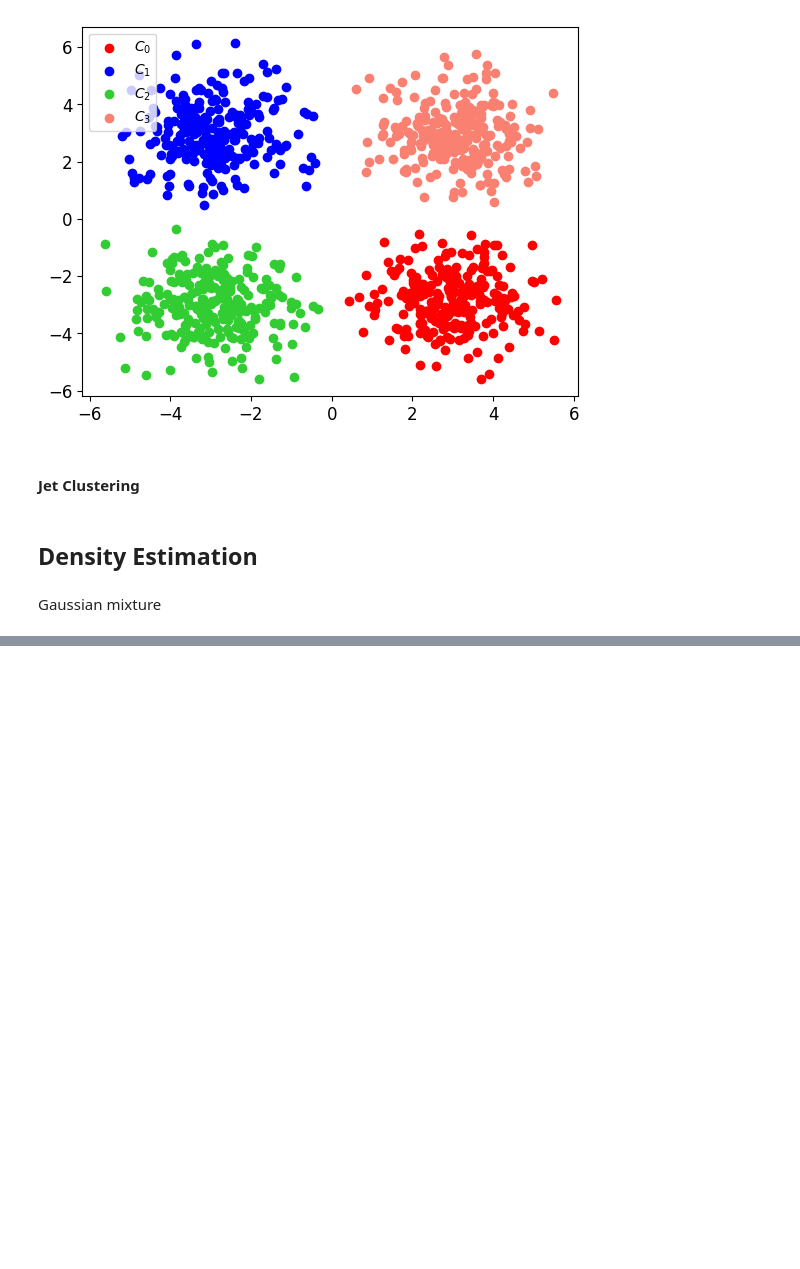
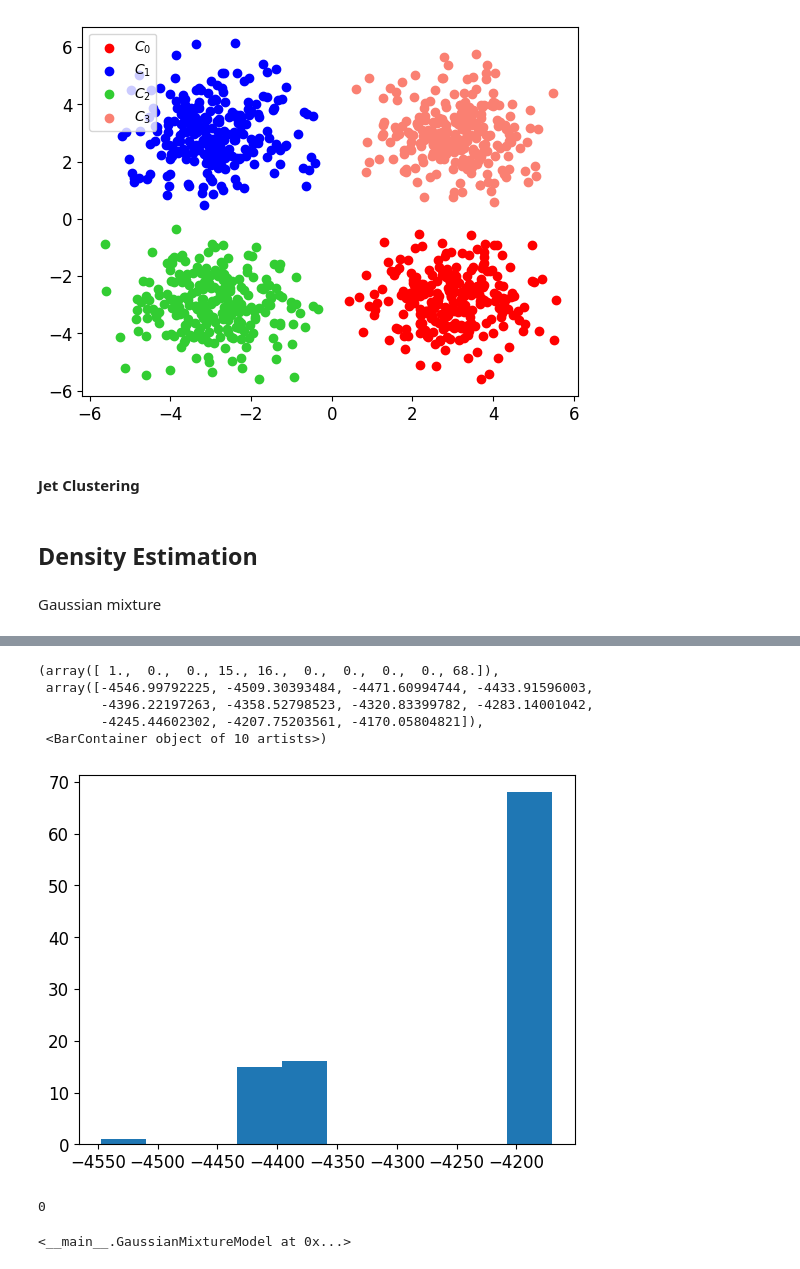
Before and after one commit to mcgen-ct/tutorials, a Jupyter notebook: ML/SimpleML.ipynb, the cells around one changed output, grey strips where cells are left out. Cells and saved outputs as stored; diff of their text form; code cells hidden in the pictures; blank space fills up the shorter version.

```diff
--- a/ML/SimpleML.ipynb
+++ b/ML/SimpleML.ipynb
@@ -1599,0 +1734,17 @@ def log_likelihood():
+# %%
+nmodels = 100
+log_likelihoods = np.zeros(nmodels)
+seeds = np.zeros(nmodels)
+nmodel = 0
+nmodel_accepted = 0
+while nmodel_accepted < nmodels:
+    gmm = GaussianMixtureModel(nclasses=4,ndim=2,seed=nmodel)
+    gmm.fit(X,nepochs=100)
+    log_likelihood = gmm.log_likelihood(X)
+    if np.isnan(log_likelihood) == False:
+        log_likelihoods[nmodel_accepted]=log_likelihood
+        seeds[nmodel_accepted]=nmodel
+        nmodel_accepted+=1
+        nmodel+=1
+    else:
+        nmodel+=1
@@ -1599,0 +1755,18 @@ def log_likelihood():
+# %%
+plt.hist(log_likelihoods)
+# %% [output]
+(array([ 1.,  0.,  0., 15., 16.,  0.,  0.,  0.,  0., 68.]),
+ array([-4546.99792225, -4509.30393484, -4471.60994744, -4433.91596003,
+        -4396.22197263, -4358.52798523, -4320.83399782, -4283.14001042,
+        -4245.44602302, -4207.75203561, -4170.05804821]),
+ <BarContainer object of 10 artists>)
+[figure, added]
+# %%
+np.argmax(log_likelihoods)
+# %% [output]
+0
+# %%
+best_model = GaussianMixtureModel(nclasses=4,ndim=2,seed=int(seeds[np.argmax(log_likelihoods)]))
+best_model.fit(X,nepochs=100)
+# %% [output]
+<__main__.GaussianMixtureModel at 0x...>
```
Also changed, not shown: parts of 21 cells of this notebook.
